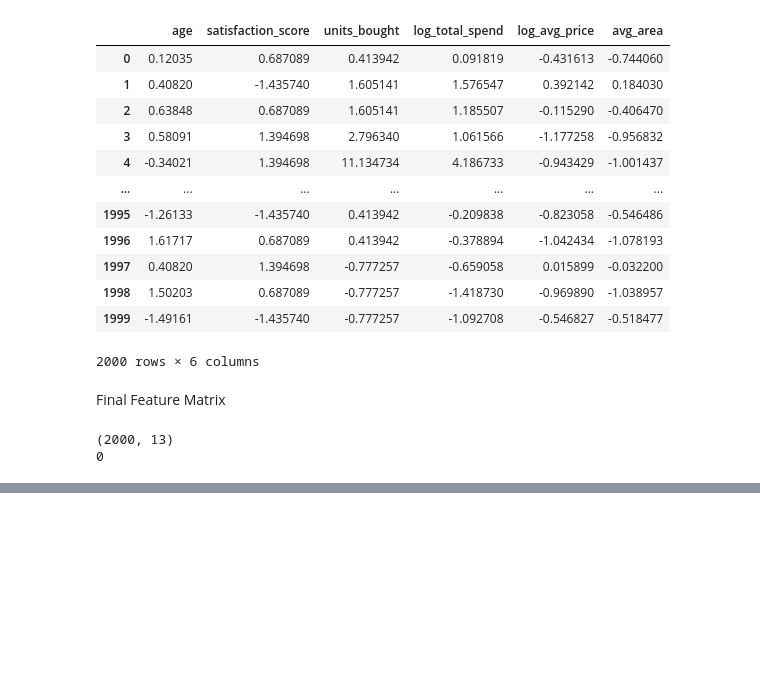
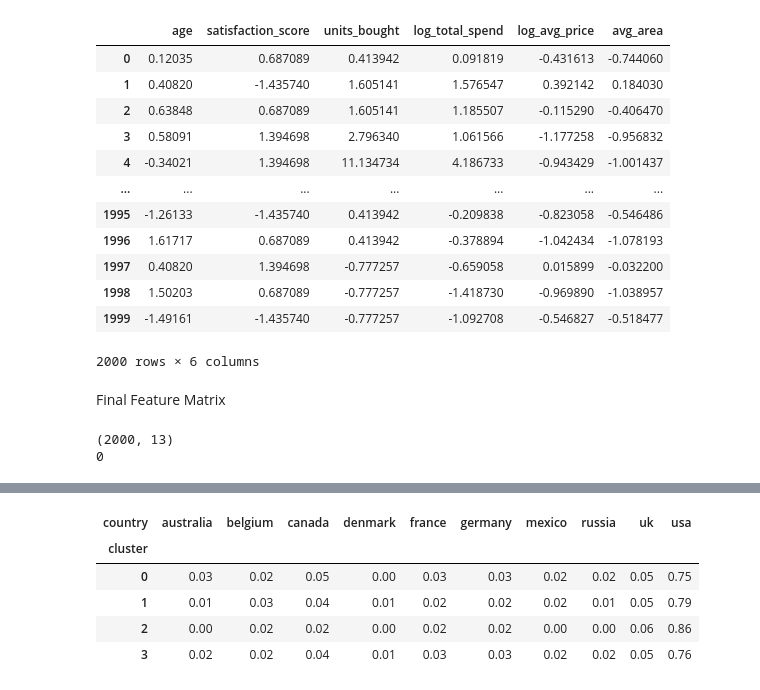
Before and after one commit to ramchandan2059-hue/Financial-Analytics-Real-Estate, a Jupyter notebook: notebooks/financial_real_estate_analysis.ipynb, the cells around one changed output, grey strips where cells are left out. Drawn from its saved outputs; the diff is of its cells as text; code cells hidden in the pictures; blank space fills up the shorter version.

```diff
--- a/notebooks/financial_real_estate_analysis.ipynb
+++ b/notebooks/financial_real_estate_analysis.ipynb
@@ -639,0 +784,7 @@ print(x.isnull().sum().sum())
+# %%
+#Applying the K-Means
+final_kmeans = KMeans(
+    n_clusters=4,
+    random_state=42,
+    n_init=10
+)
@@ -639,0 +880,15 @@ print(x.isnull().sum().sum())
+# %%
+#analyzing the geographic behaviour
+# On the basis of Country
+pd.crosstab(
+    client_df['cluster'],
+    client_df['country'],
+    normalize='index'
+).round(2)
+# %% [output]
+| country | australia | belgium | canada | denmark | france | germany | mexico | russia | uk | usa |
+| cluster |  |  |  |  |  |  |  |  |  |  |
+| 0 | 0.03 | 0.02 | 0.05 | 0.00 | 0.03 | 0.03 | 0.02 | 0.02 | 0.05 | 0.75 |
+| 1 | 0.01 | 0.03 | 0.04 | 0.01 | 0.02 | 0.02 | 0.02 | 0.01 | 0.05 | 0.79 |
+| 2 | 0.00 | 0.02 | 0.02 | 0.00 | 0.02 | 0.02 | 0.00 | 0.00 | 0.06 | 0.86 |
+| 3 | 0.02 | 0.02 | 0.04 | 0.01 | 0.03 | 0.03 | 0.02 | 0.02 | 0.05 | 0.76 |
```
Also changed, not shown: parts of 41 cells of this notebook, 16 other files.
